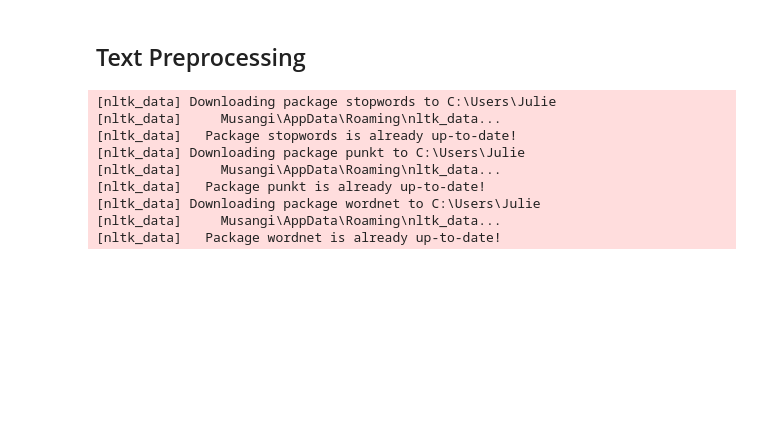
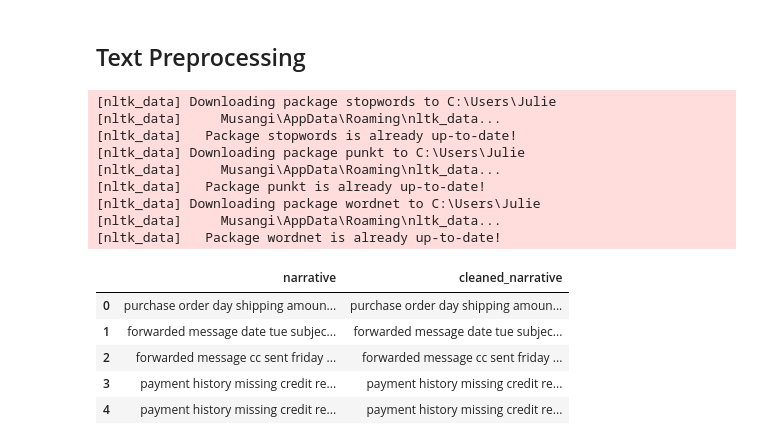
Before and after one commit to johnkul/nlp_consumer_complaints_classification, a Jupyter notebook: notebooks/julian.ipynb, the cells around one changed output. Cells and saved outputs as stored; diff of their text form; code cells hidden in the pictures; blank space fills up the shorter version.

Commit message:
defining processing function

```diff
--- a/notebooks/julian.ipynb
+++ b/notebooks/julian.ipynb
@@ -65,0 +73,3 @@ dtype: int64
+# %%
+data.drop_duplicates(subset=['product', 'narrative'], inplace= True) #Dropping the duplicates
+data.shape # Checking the shape of the df after dropping duplicates
@@ -133,3 +145,25 @@ lemmatizer = WordNetLemmatizer()
 [nltk_data] Downloading package wordnet to C:\Users\Julie
 [nltk_data]     Musangi\AppData\Roaming\nltk_data...
 [nltk_data]   Package wordnet is already up-to-date!
+# %%
+# Defining the Text Preprocessing Function
+def preprocess_text(text):
+    text = text.lower()  # Convert to Lowercase
+    text = re.sub(r'[^\w\s]', '', text)  # To remove punctuation
+    words = word_tokenize(text)  # Tokenize
+    words = [w for w in words if not w in stop_words]  # Remove stopwords
+    words = [lemmatizer.lemmatize(w) for w in words]  # Lemmatize
+    return ' '.join(words)
+
+# Applying Text Preprocessing
+data['cleaned_narrative'] = data['narrative'].apply(preprocess_text)
+
+# Displaying a sample of the cleaned narratives
+data[['narrative', 'cleaned_narrative']].head()
+# %% [output]
+|  | narrative | cleaned_narrative |
+| 0 | purchase order day shipping amoun... | purchase order day shipping amoun... |
+| 1 | forwarded message date tue subjec... | forwarded message date tue subjec... |
+| 2 | forwarded message cc sent friday ... | forwarded message cc sent friday ... |
+| 3 | payment history missing credit re... | payment history missing credit re... |
+| 4 | payment history missing credit re... | payment history missing credit re... |
```
Also changed, not shown: parts of 3 cells of this notebook.
